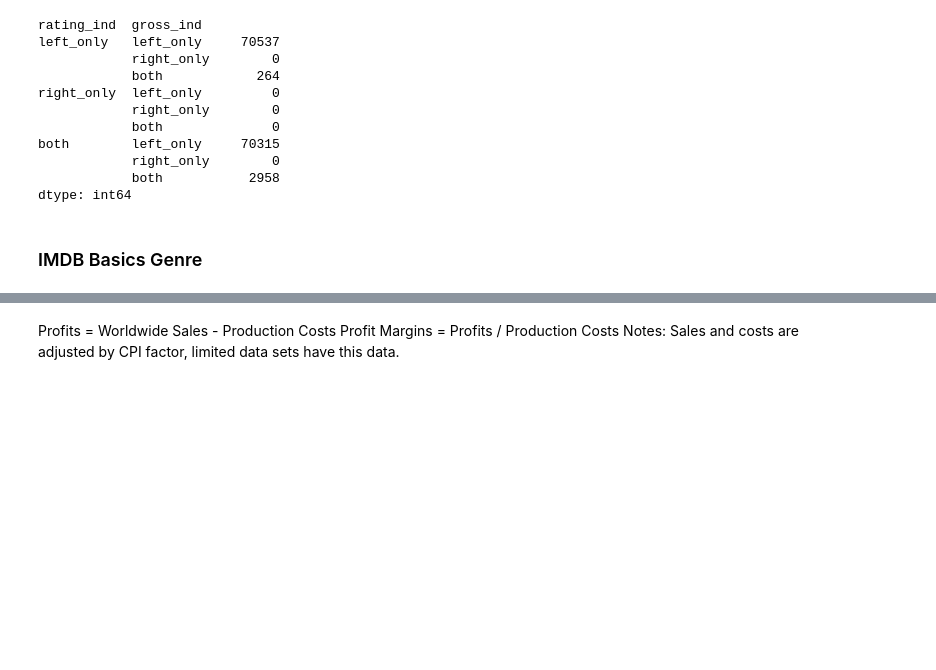
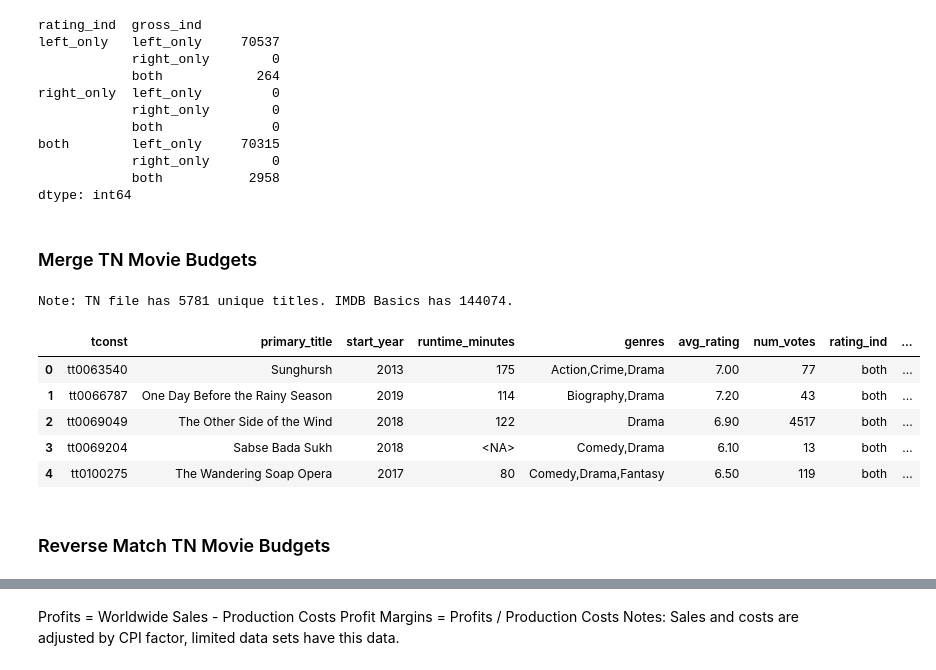
Before and after one commit to cutterback/movie-analysis-project, a Jupyter notebook: movie-analysis.ipynb, the cells around one changed output, grey strips where cells are left out. Saved outputs shown, nothing was run; the diff lists cells and outputs as text; code cells hidden in the pictures; blank space fills up the shorter version.

```diff
--- a/movie-analysis.ipynb
+++ b/movie-analysis.ipynb
@@ -337,5 +367,24 @@ both        left_only     70315
             right_only        0
             both           2958
 dtype: int64
-# %% [markdown]
-### IMDB Basics Genre
+# %% [markdown]
+### Merge TN Movie Budgets
+# %%
+print(f'Note: TN file has {tn.movie.size} unique titles. IMDB Basics has {movies.primary_title.size}.')
+
+keep = ['movie','year','production_budget','domestic_gross','worldwide_gross','worldwide_profit','profit_margin']
+l_keys = ['start_year', 'primary_title']
+r_keys = ['year','movie']
+movies = movies.merge(tn[keep], how='left', left_on=l_keys, right_on=r_keys, indicator='tn_ind')
+movies.drop(columns=['movie','year'], inplace=True)
+movies.head()
+# %% [output]
+Note: TN file has 5781 unique titles. IMDB Basics has 144074.
+|  | tconst | primary_title | start_year | runtime_minutes | genres | avg_rating | num_votes | rating_ind | ... |
+| 0 | tt0063540 | Sunghursh | 2013 | 175 | Action,Crime,Drama | 7.00 | 77 | both | ... |
+| 1 | tt0066787 | One Day Before the Rainy Season | 2019 | 114 | Biography,Drama | 7.20 | 43 | both | ... |
+| 2 | tt0069049 | The Other Side of the Wind | 2018 | 122 | Drama | 6.90 | 4517 | both | ... |
+| 3 | tt0069204 | Sabse Bada Sukh | 2018 | <NA> | Comedy,Drama | 6.10 | 13 | both | ... |
+| 4 | tt0100275 | The Wandering Soap Opera | 2017 | 80 | Comedy,Drama,Fantasy | 6.50 | 119 | both | ... |
+# %% [markdown]
+### Reverse Match TN Movie Budgets
```
Also changed, not shown: parts of 56 cells of this notebook.
